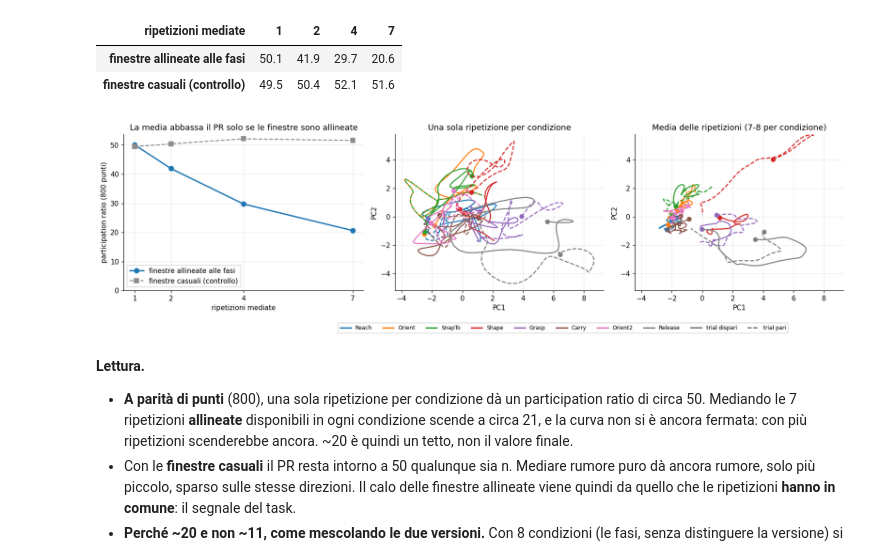
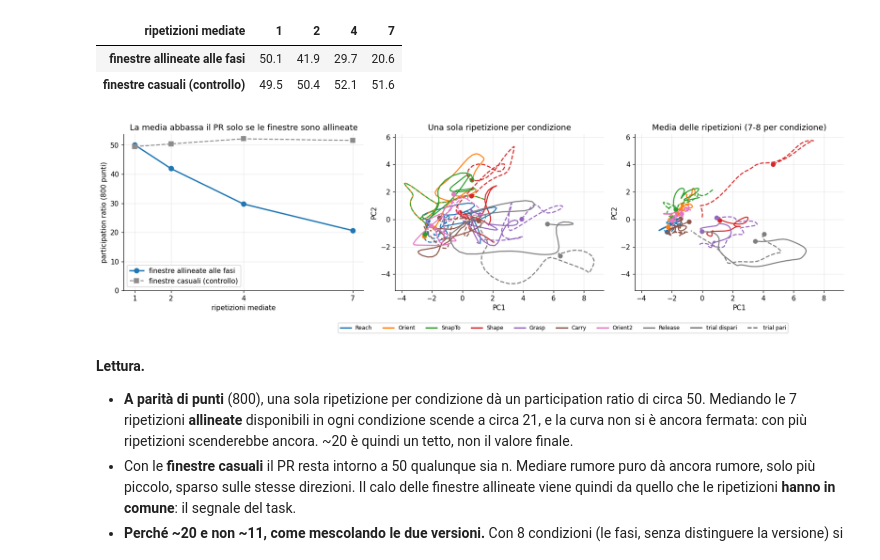
Before and after one commit to vberardocco/tesi_h1, a Jupyter notebook: notebooks/02_new.ipynb, the cells around one changed output. Saved outputs shown, nothing was run; the diff lists cells and outputs as text; code cells hidden in the pictures.

```diff
--- a/notebooks/02_new.ipynb
+++ b/notebooks/02_new.ipynb
@@ -765,27 +765,29 @@ display(pd.DataFrame({"finestre allineate alle fasi": pr_al, "finestre casuali (
 # %%
 fig, ax = plt.subplots(1, 3, figsize=(15.5, 4.4), gridspec_kw={"width_ratios": [1.15, 1, 1]})
 ax[0].plot(N_LIST, pr_al, "o-", color="C0", lw=2, ms=7, label="finestre allineate alle fasi")
 ax[0].plot(N_LIST, pr_rd, "s--", color="0.55", lw=1.5, ms=7, label="finestre casuali (controllo)")
 ax[0].set(xlabel="ripetizioni mediate", ylabel="participation ratio (800 punti)", xticks=N_LIST, ylim=(0, None),
           title="La media abbassa il PR solo se le finestre sono allineate")
 ax[0].legend(loc="lower left")
 
 VER_LS = {"dispari": "-", "pari": "--"}                 # linea continua = trial dispari, tratteggiata = trial pari
 one = {c: pca_avg.transform(reps[c][0])[:, :2] for c in CONDS}        # la prima ripetizione di ogni condizione
 avg = {c: pca_avg.transform(reps[c].mean(axis=0))[:, :2] for c in CONDS}  # la media di ogni condizione
 for k, (D, ttl) in enumerate([(one, "Una sola ripetizione per condizione"),
                               (avg, f"Media delle ripetizioni ({N_REP}-{max(len(r) for r in reps.values())} per condizione)")], start=1):
     for (ph, v) in CONDS:
         ax[k].plot(D[(ph, v)][:, 0], D[(ph, v)][:, 1], color=io.PHASE_COLORS[ph], ls=VER_LS[v], lw=1.6)  # traiettoria nel piano PC1-PC2
         ax[k].plot(D[(ph, v)][0, 0], D[(ph, v)][0, 1], "o", color=io.PHASE_COLORS[ph], ms=6)  # pallino = inizio della fase
     ax[k].set(xlabel="PC1", ylabel="PC2", title=ttl)
-ax[2].set_xlim(ax[1].get_xlim()); ax[2].set_ylim(ax[1].get_ylim())  # stessa scala nei due pannelli, per confrontarli
+lims = np.array([[*ax[k].get_xlim(), *ax[k].get_ylim()] for k in (1, 2)])  # i limiti che ciascun pannello sceglierebbe da solo
+for k in (1, 2):                                        # stessa scala nei due pannelli, larga abbastanza per tutte le traiettorie
+    ax[k].set_xlim(lims[:, 0].min(), lims[:, 1].max()); ax[k].set_ylim(lims[:, 2].min(), lims[:, 3].max())
 handles = ([plt.Line2D([], [], color=io.PHASE_COLORS[ph], lw=2, label=ph) for ph in io.MOVEMENT_PHASES]
            + [plt.Line2D([], [], color="0.3", ls=VER_LS[v], lw=1.6, label=f"trial {v}") for v in VERSIONS])
 fig.legend(handles=handles, ncol=10, fontsize=8, loc="lower center", bbox_to_anchor=(0.62, -0.02))
 fig.tight_layout(rect=(0, 0.06, 1, 1)); fig.savefig(FIGS / "02new_pca_phase_averages.png", bbox_inches="tight"); plt.show()
 # %% [output]
-[figure, old version]
+[figure, new version]
 # %% [markdown]
 **Lettura.**
 
```
Also changed, not shown: 2 other files.
